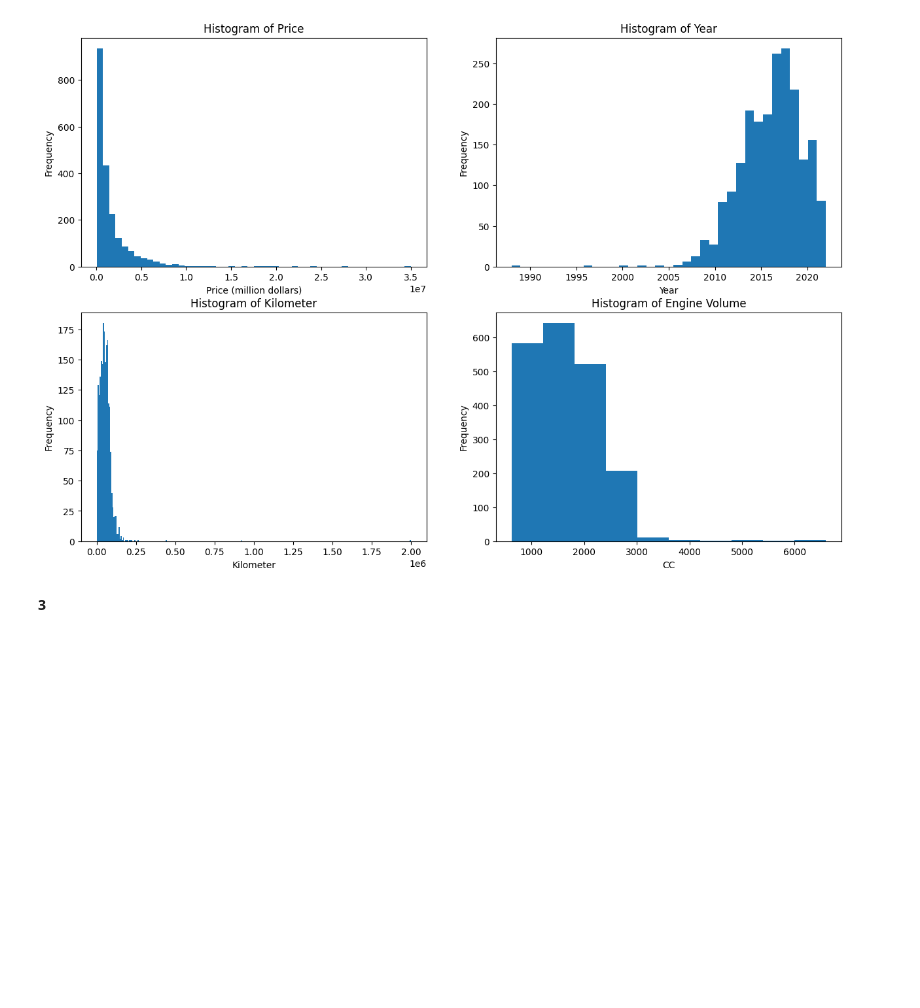
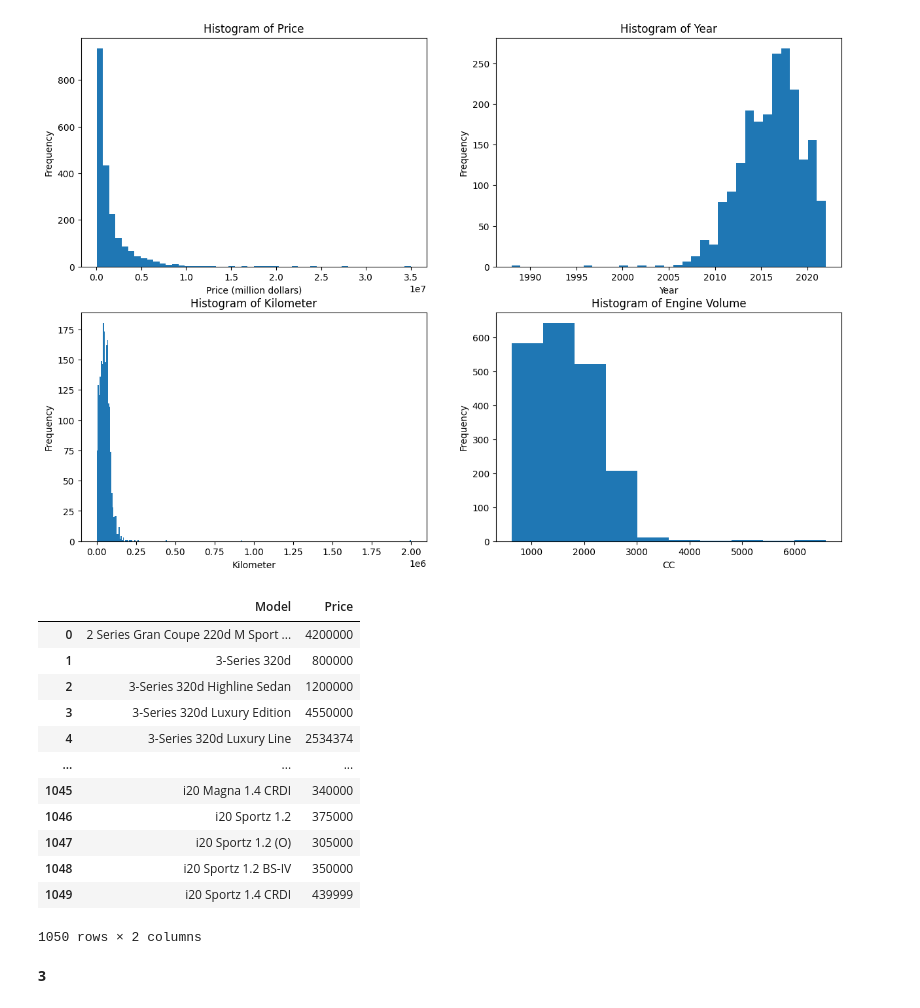
Before and after one commit to SM2A/Machine_Learning_Course_Project, a Jupyter notebook: HW-3/Report.ipynb, the cells around one changed output. Cells and saved outputs as stored; diff of their text form; code cells hidden in the pictures; blank space fills up the shorter version.

Commit message:
Car model mean price

```diff
--- a/HW-3/Report.ipynb
+++ b/HW-3/Report.ipynb
@@ -196,6 +196,23 @@ plt.ylabel('Frequency')
 plt.show()
 # %% [output]
 [figure]
+# %%
+car_model_mean_price = car_data.groupby(['Model'])['Price'].mean().astype(int).reset_index()
+car_model_mean_price
+# %% [output]
+|  | Model | Price |
+| 0 | 2 Series Gran Coupe 220d M Sport ... | 4200000 |
+| 1 | 3-Series 320d | 800000 |
+| 2 | 3-Series 320d Highline Sedan | 1200000 |
+| 3 | 3-Series 320d Luxury Edition | 4550000 |
+| 4 | 3-Series 320d Luxury Line | 2534374 |
+| ... | ... | ... |
+| 1045 | i20 Magna 1.4 CRDI | 340000 |
+| 1046 | i20 Sportz 1.2 | 375000 |
+| 1047 | i20 Sportz 1.2 (O) | 305000 |
+| 1048 | i20 Sportz 1.2 BS-IV | 350000 |
+| 1049 | i20 Sportz 1.4 CRDI | 439999 |
+1050 rows × 2 columns
 # %% [markdown]
 **3**
 # %%
```
Also changed, not shown: parts of 2 cells of this notebook.
